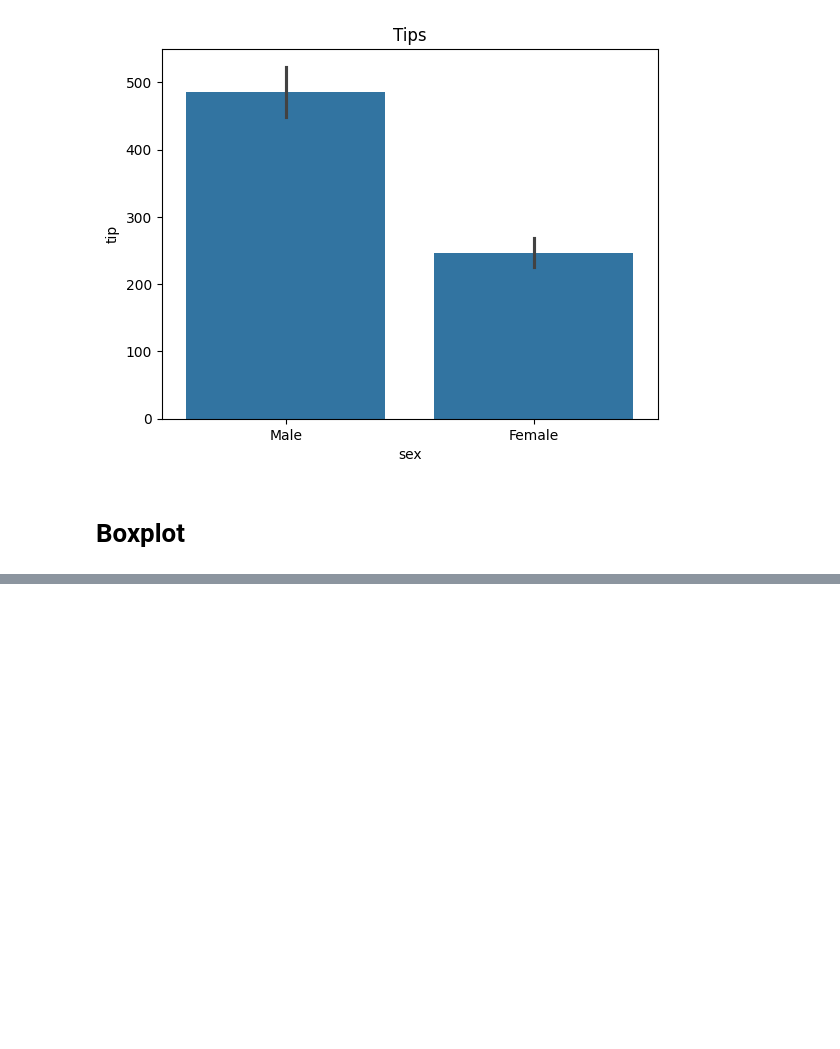
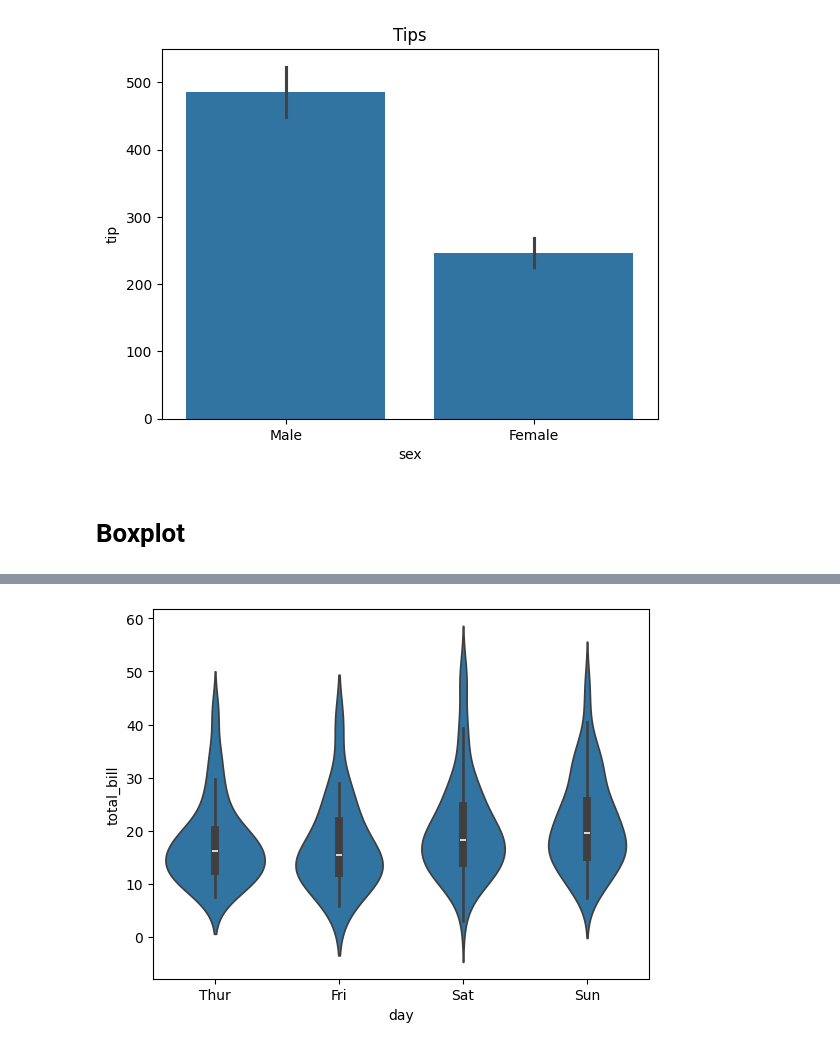
Before and after one commit to ZippoAI/Python-Data-Visualization, a Jupyter notebook: 2.Seaborn/5.CategoricalPlot.ipynb, the cells around one changed output, grey strips where cells are left out. Saved outputs shown, nothing was run; the diff lists cells and outputs as text; code cells hidden in the pictures; blank space fills up the shorter version.

```diff
--- a/2.Seaborn/5.CategoricalPlot.ipynb
+++ b/2.Seaborn/5.CategoricalPlot.ipynb
@@ -110,0 +150,5 @@ sns.boxplot(df)
+# %%
+sns.violinplot(x = df['day'], y=df['total_bill'])
+plt.show()
+# %% [output]
+[figure, added]
```
Also changed, not shown: parts of 2 cells of this notebook.
